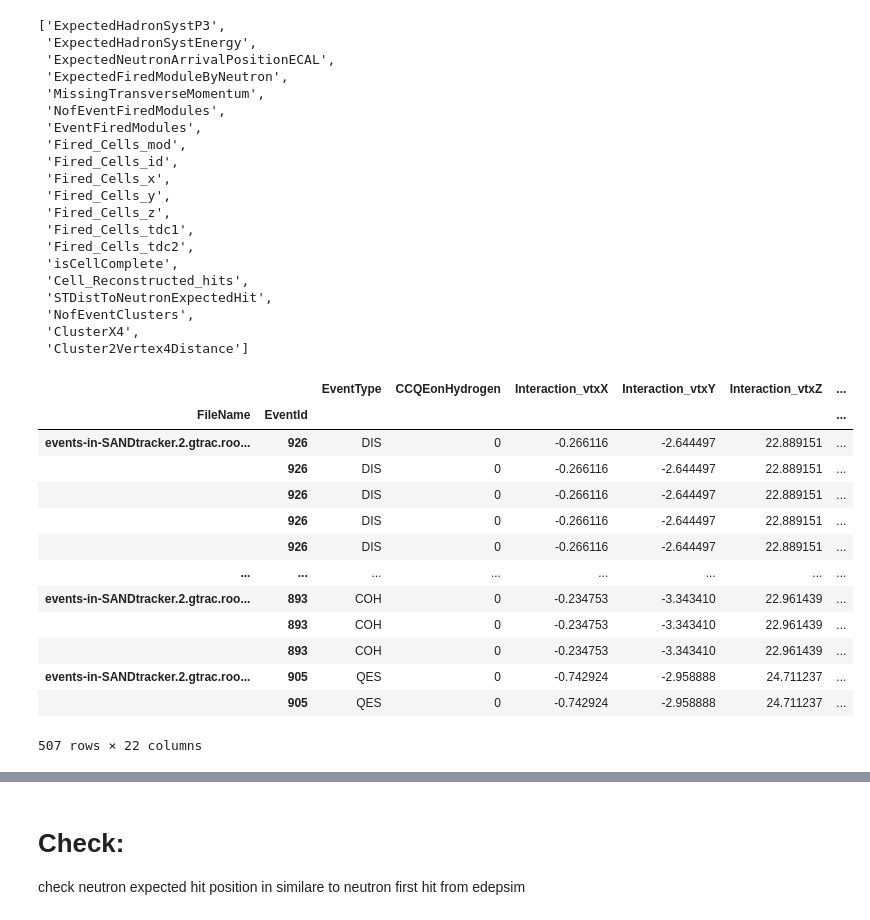
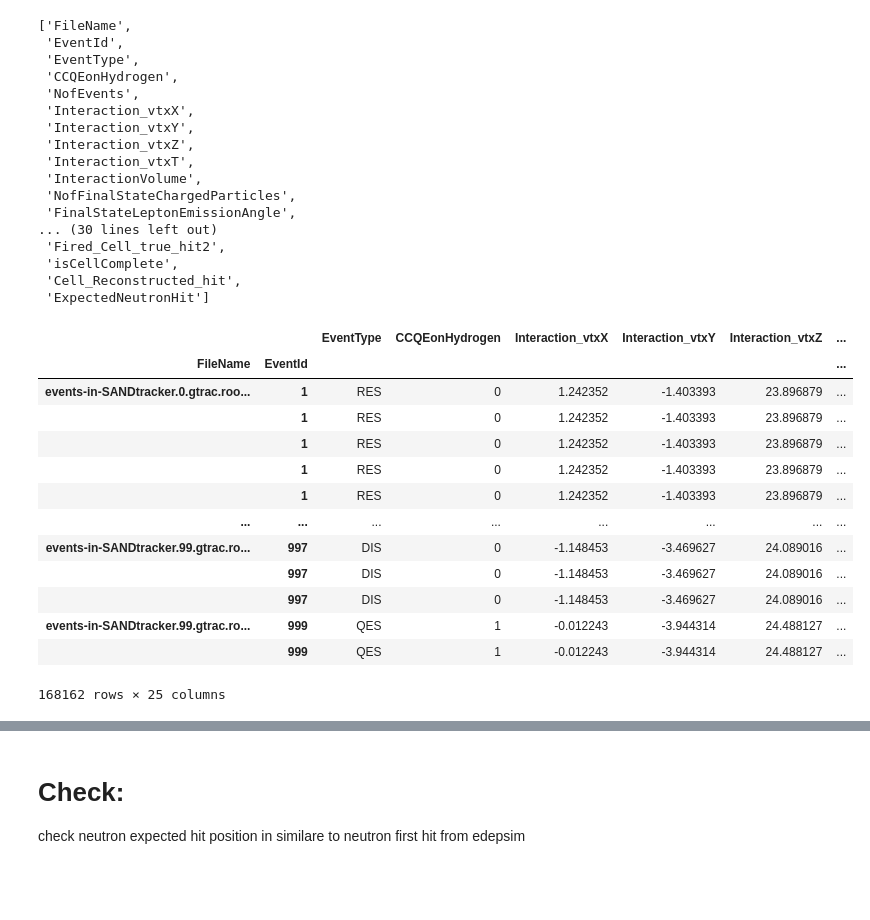
Before and after one commit to GianfrancoIngratta/SAND-PHYSICS, a Jupyter notebook: notebook/AnalyseECALDigit.ipynb, the cells around one changed output, grey strips where cells are left out. Drawn from its saved outputs; the diff is of its cells as text; code cells hidden in the pictures; blank space fills up the shorter version.

```diff
--- a/notebook/AnalyseECALDigit.ipynb
+++ b/notebook/AnalyseECALDigit.ipynb
@@ -146,30 +172,27 @@ def plotEvent(test_event,
 
     ax[0].legend()
 # %%
-tree = upr.open("/storage/gpfs_data/neutrino/users/gi/sand-physics/production_antinumucc/events-in-SANDtracker.0.ecal-digit.analysed.root")
+tree = upr.open("/storage/gpfs_data/neutrino/users/gi/sand-physics/production_antinumucc/events-in-SANDtracker.0.to.100.ecal-digit.analysed.root")
 # %%
-tree['digit_extended'].keys()[-20:]
+tree['digit_extended'].keys()
 # %% [output]
-['ExpectedHadronSystP3',
- 'ExpectedHadronSystEnergy',
- 'ExpectedNeutronArrivalPositionECAL',
- 'ExpectedFiredModuleByNeutron',
- 'MissingTransverseMomentum',
- 'NofEventFiredModules',
- 'EventFiredModules',
- 'Fired_Cells_mod',
- 'Fired_Cells_id',
- 'Fired_Cells_x',
- 'Fired_Cells_y',
- 'Fired_Cells_z',
- 'Fired_Cells_tdc1',
- 'Fired_Cells_tdc2',
+['FileName',
+ 'EventId',
+ 'EventType',
+ 'CCQEonHydrogen',
+ 'NofEvents',
+ 'Interaction_vtxX',
+ 'Interaction_vtxY',
+ 'Interaction_vtxZ',
+ 'Interaction_vtxT',
+ 'InteractionVolume',
+ 'NofFinalStateChargedParticles',
+ 'FinalStateLeptonEmissionAngle',
+... (30 lines left out)
+ 'Fired_Cell_true_hit2',
  'isCellComplete',
- 'Cell_Reconstructed_hits',
- 'STDistToNeutronExpectedHit',
- 'NofEventClusters',
- 'ClusterX4',
- 'Cluster2Vertex4Distance']
+ 'Cell_Reconstructed_hit',
+ 'ExpectedNeutronHit']
 # %%
 primaries = tree['digit_extended'].arrays(['FileName',
  'EventId',
@@ -180,10 +203,13 @@ primaries = tree['digit_extended'].arrays(['FileName',
  'Interaction_vtxZ',
  'Interaction_vtxT',
  'PrimariesPDG',
+ 'PrimariesTrackId',
  'PrimariesP4',
  'PrimariesFirstHitECAL',
  'PrimariesEDepECAL',
  'PrimariesEmissionAngle',
+ 'PrimaryHasNoECALHit',
+ 'PrimaryHasChangedDirection',
  ],library='pd')
 
 new_columns = {
@@ -193,6 +219,7 @@ new_columns = {
     ('CCQEonHydrogen','','')                      : 'CCQEonHydrogen',
     ('PrimaryStateHadronicSystemTotalKinE','','') : 'PrimaryStateHadronicSystemTotalKinE',
     ('PrimariesPDG','','')                        : 'PDG',
+    ('PrimariesTrackId','','')                    : 'TrackId',
     ('Interaction_vtxX','','')                    : 'Interaction_vtxX',
     ('Interaction_vtxY','','')                    : 'Interaction_vtxY',
     ('Interaction_vtxZ','','')                    : 'Interaction_vtxZ',
@@ -200,45 +227,47 @@ new_columns = {
     ('PrimariesP4','fP','fX')                     : 'Px',
     ('PrimariesP4','fP','fY')                     : 'Py',
     ('PrimariesP4','fP','fZ')                     : 'Pz',
     ('PrimariesP4','fE','')                       : 'E',
     ('PrimariesFirstHitECAL', 'fP', 'fX')         : 'PrimariesFirstHitECAL_x',
     ('PrimariesFirstHitECAL', 'fP', 'fY')         : 'PrimariesFirstHitECAL_y',
     ('PrimariesFirstHitECAL', 'fP', 'fZ')         : 'PrimariesFirstHitECAL_z',
     ('PrimariesFirstHitECAL', 'fE', '')           : 'PrimariesFirstHitECAL_t',
     ('PrimariesEDepECAL', '', '')                 : 'PrimariesEDepECAL',
     ('PrimariesEmissionAngle', '', '')            : 'PrimariesEmissionAngle',
+    ('PrimaryHasChangedDirection', '', '')        : 'HasChangedDirection',
+    ('PrimaryHasNoECALHit', '', '')               : 'HasNoECALHit',
 }
 
 
 # Rename the columns
 primaries = primaries.rename(columns=new_columns)
 primaries = primaries.set_index(['FileName','EventId'])
 
 primaries["mass"] = primaries['PDG'].apply(get_mass_from_pdgid)
 primaries["E_kin"] = primaries['E'] - primaries['mass']
 primaries["gamma"] = primaries['E'] / (primaries["mass"])
 primaries["beta"] =np.sqrt(1. - 1. / primaries["gamma"].values**2)
 
 primaries['dist_Vtx2ECAL'] = np.sqrt((primaries['PrimariesFirstHitECAL_x'] - primaries['Interaction_vtxX']*1e3)**2 +
                                      (primaries['PrimariesFirstHitECAL_y'] - primaries['Interaction_vtxY']*1e3)**2 +
                                      (primaries['PrimariesFirstHitECAL_z'] - primaries['Interaction_vtxZ']*1e3)**2)
 
 primaries
 # %% [output]
 |  |  | EventType | CCQEonHydrogen | Interaction_vtxX | Interaction_vtxY | Interaction_vtxZ | ... |
 | FileName | EventId |  |  |  |  |  | ... |
-| events-in-SANDtracker.2.gtrac.roo... | 926 | DIS | 0 | -0.266116 | -2.644497 | 22.889151 | ... |
-|  | 926 | DIS | 0 | -0.266116 | -2.644497 | 22.889151 | ... |
-|  | 926 | DIS | 0 | -0.266116 | -2.644497 | 22.889151 | ... |
-|  | 926 | DIS | 0 | -0.266116 | -2.644497 | 22.889151 | ... |
-|  | 926 | DIS | 0 | -0.266116 | -2.644497 | 22.889151 | ... |
+| events-in-SANDtracker.0.gtrac.roo... | 1 | RES | 0 | 1.242352 | -1.403393 | 23.896879 | ... |
+|  | 1 | RES | 0 | 1.242352 | -1.403393 | 23.896879 | ... |
+|  | 1 | RES | 0 | 1.242352 | -1.403393 | 23.896879 | ... |
+|  | 1 | RES | 0 | 1.242352 | -1.403393 | 23.896879 | ... |
+|  | 1 | RES | 0 | 1.242352 | -1.403393 | 23.896879 | ... |
 | ... | ... | ... | ... | ... | ... | ... | ... |
-| events-in-SANDtracker.2.gtrac.roo... | 893 | COH | 0 | -0.234753 | -3.343410 | 22.961439 | ... |
-|  | 893 | COH | 0 | -0.234753 | -3.343410 | 22.961439 | ... |
-|  | 893 | COH | 0 | -0.234753 | -3.343410 | 22.961439 | ... |
-| events-in-SANDtracker.2.gtrac.roo... | 905 | QES | 0 | -0.742924 | -2.958888 | 24.711237 | ... |
-|  | 905 | QES | 0 | -0.742924 | -2.958888 | 24.711237 | ... |
+| events-in-SANDtracker.99.gtrac.ro... | 997 | DIS | 0 | -1.148453 | -3.469627 | 24.089016 | ... |
+|  | 997 | DIS | 0 | -1.148453 | -3.469627 | 24.089016 | ... |
+|  | 997 | DIS | 0 | -1.148453 | -3.469627 | 24.089016 | ... |
+| events-in-SANDtracker.99.gtrac.ro... | 999 | QES | 1 | -0.012243 | -3.944314 | 24.488127 | ... |
+|  | 999 | QES | 1 | -0.012243 | -3.944314 | 24.488127 | ... |
-507 rows × 22 columns
+168162 rows × 25 columns
 # %%
 df = tree['digit_extended'].arrays(['FileName',
  'EventId',
```
Also changed, not shown: parts of 81 cells of this notebook, 10 other files.
